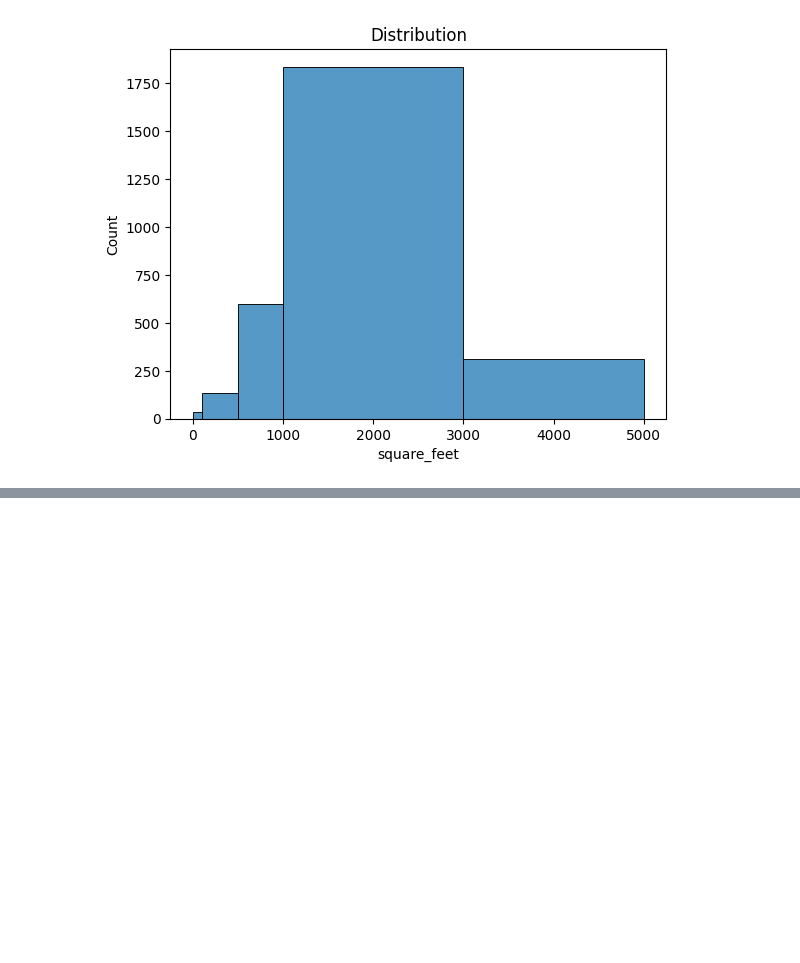
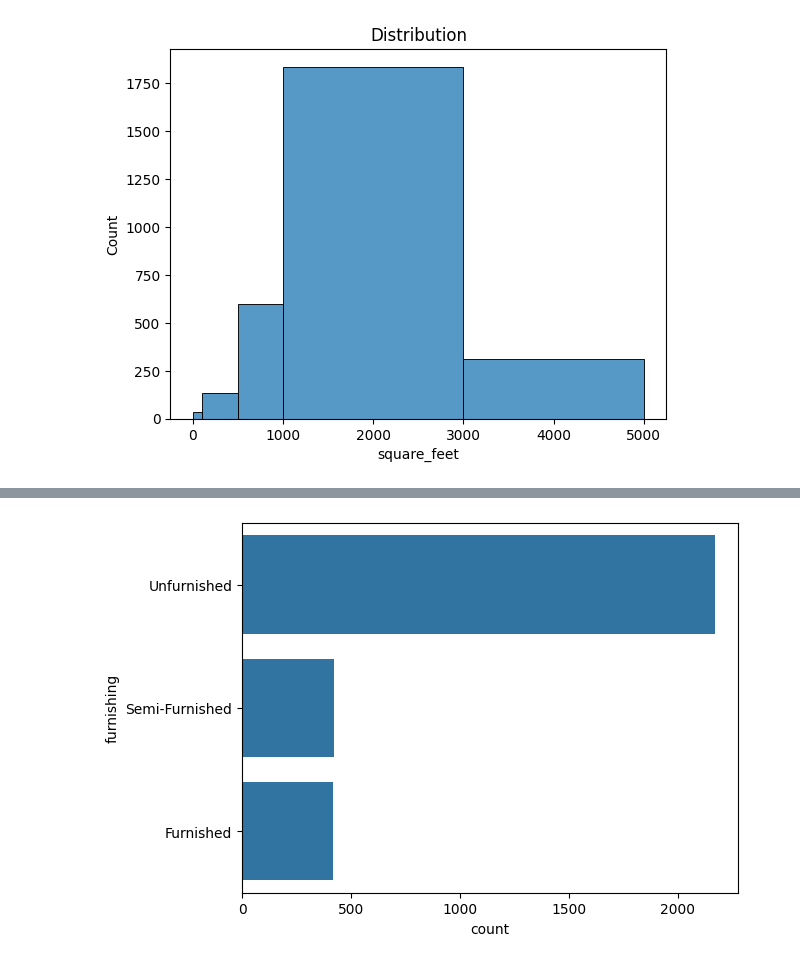
Before and after one commit to TalJa1/dc_practice, a Jupyter notebook: learning/EDA.ipynb, the cells around one changed output, grey strips where cells are left out. Cells and saved outputs as stored; diff of their text form; code cells hidden in the pictures; blank space fills up the shorter version.

```diff
--- a/learning/EDA.ipynb
+++ b/learning/EDA.ipynb
@@ -234,0 +255,5 @@ plt.show()
+# %%
+sns.countplot(df['furnishing'])
+plt.show()
+# %% [output]
+[figure, added]
```
Also changed, not shown: parts of 4 cells of this notebook.
